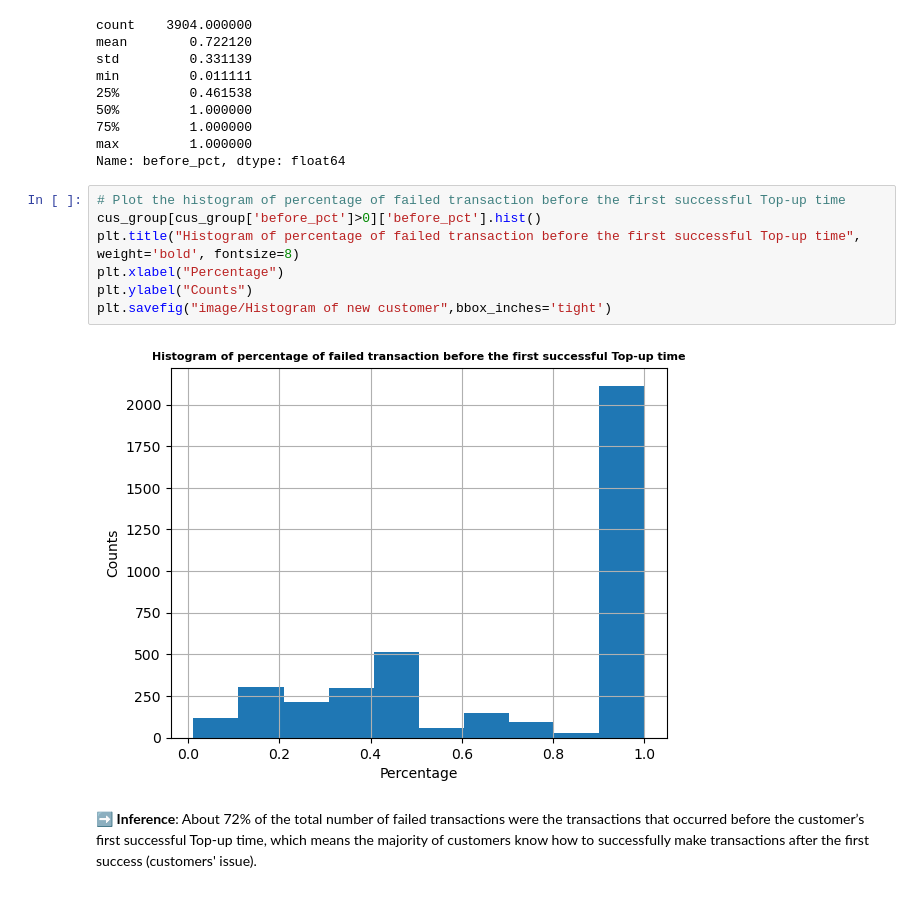
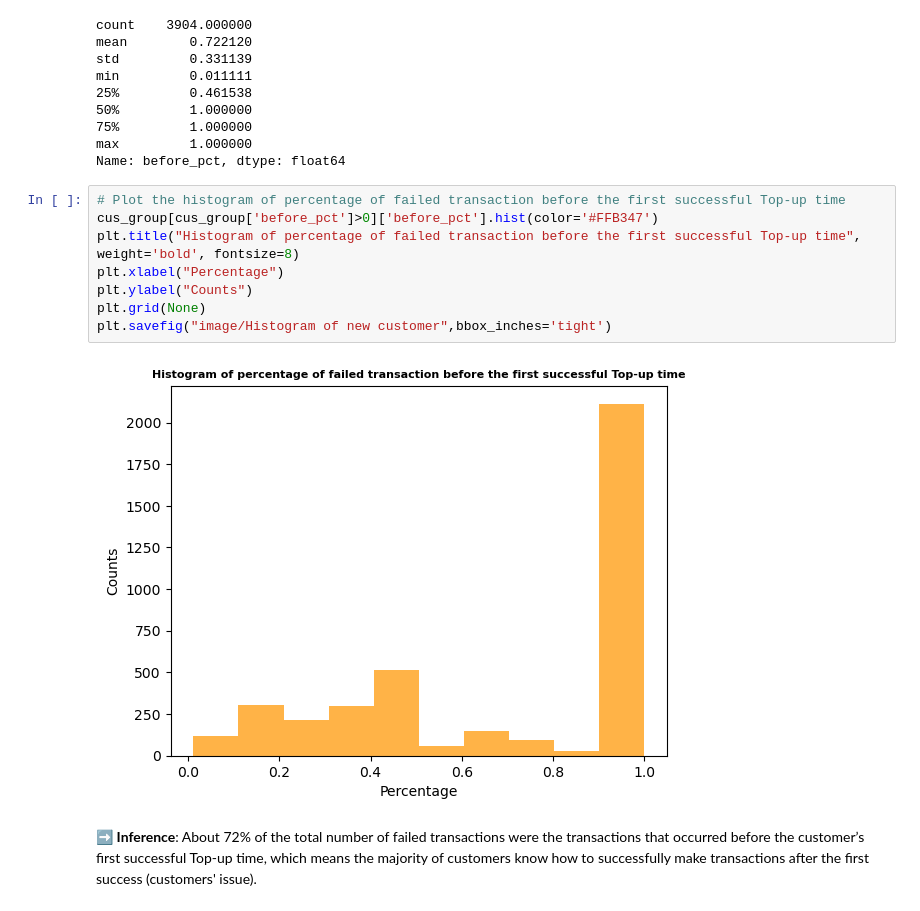
Before and after one commit to letatnhien1912/Success-Rate-Analysis, a Jupyter notebook: success_rate_diagnostic.ipynb, the cells around one changed output. Drawn from its saved outputs; the diff is of its cells as text.

```diff
--- a/success_rate_diagnostic.ipynb
+++ b/success_rate_diagnostic.ipynb
@@ -290,13 +306,14 @@ max         1.000000
 Name: before_pct, dtype: float64
 # %%
 # Plot the histogram of percentage of failed transaction before the first successful Top-up time
-cus_group[cus_group['before_pct']>0]['before_pct'].hist()
+cus_group[cus_group['before_pct']>0]['before_pct'].hist(color='#FFB347')
 plt.title("Histogram of percentage of failed transaction before the first successful Top-up time", weight='bold', fontsize=8)
 plt.xlabel("Percentage")
 plt.ylabel("Counts")
+plt.grid(None)
 plt.savefig("image/Histogram of new customer",bbox_inches='tight')
 # %% [output]
-[figure, old version]
+[figure, new version]
 # %% [markdown]
 ➡️ **Inference**: About 72% of the total number of failed transactions were the transactions that occurred before the customer’s first successful Top-up time, which means the majority of customers know how to successfully make transactions after the first success (customers' issue).
 # %% [markdown]
```
Also changed, not shown: parts of 6 cells of this notebook, 7 other files.
